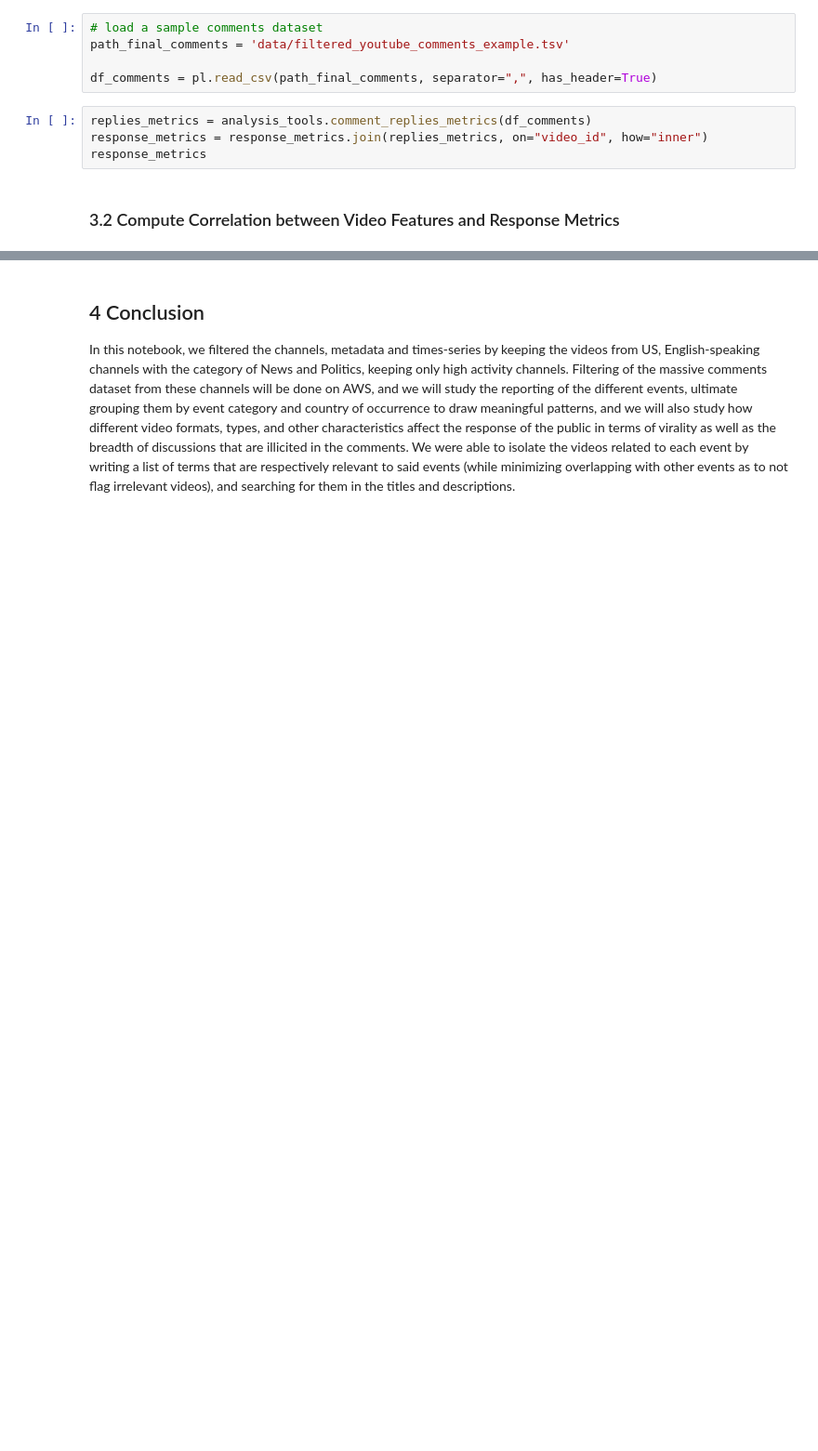
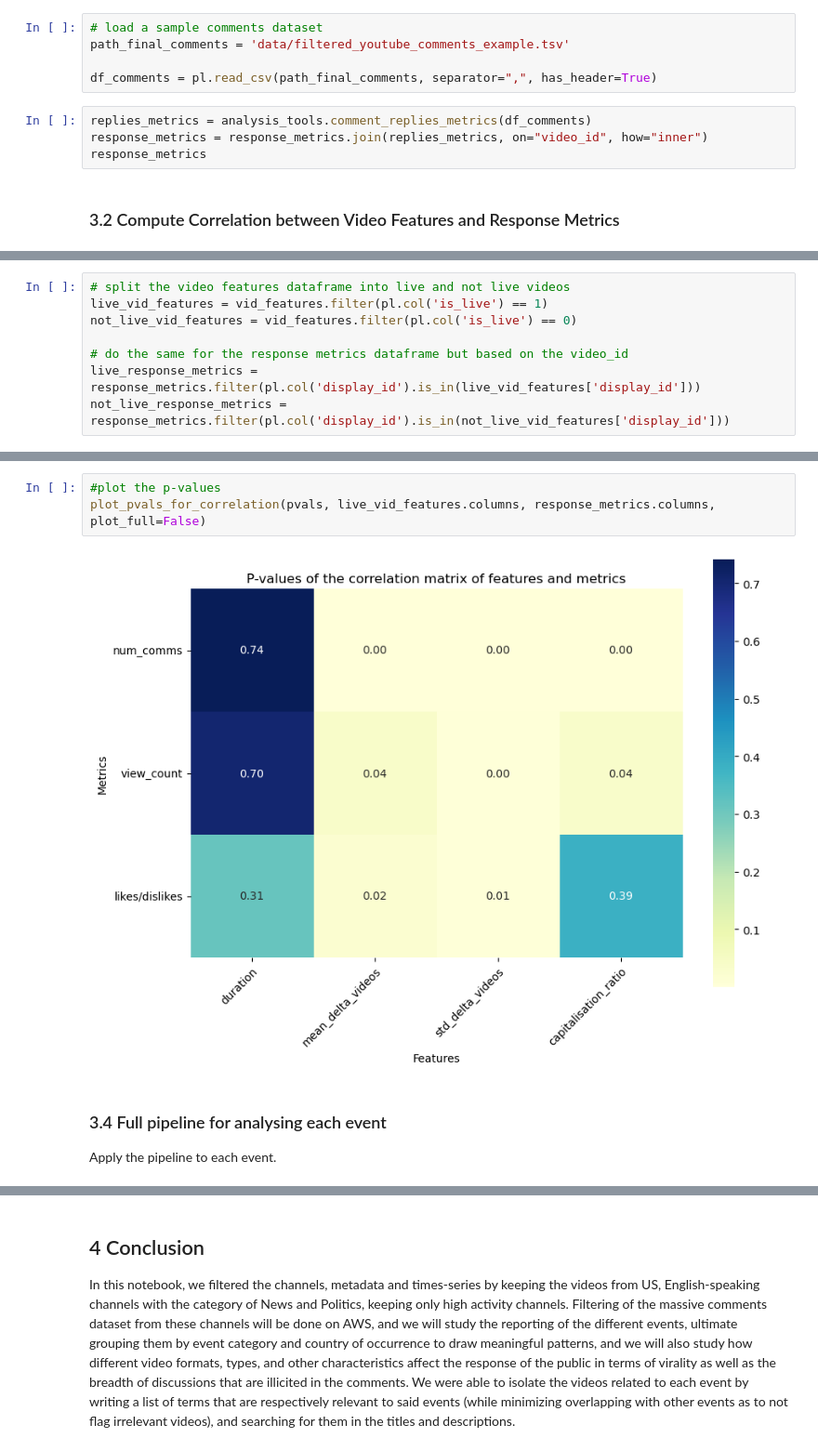
Before and after one commit to epfl-ada/ada-2024-project-lil0mohammadali, a Jupyter notebook: results.ipynb, the cells around one changed output, grey strips where cells are left out. Shown at 93% size. Saved outputs shown, nothing was run; the diff lists cells and outputs as text; blank space fills up the shorter version.

```diff
--- a/results.ipynb
+++ b/results.ipynb
@@ -559,0 +540,8 @@ We will implement those in order to determine which video features should be opt
+# %%
+# split the video features dataframe into live and not live videos
+live_vid_features = vid_features.filter(pl.col('is_live') == 1)
+not_live_vid_features = vid_features.filter(pl.col('is_live') == 0)
+
+# do the same for the response metrics dataframe but based on the video_id
+live_response_metrics = response_metrics.filter(pl.col('display_id').is_in(live_vid_features['display_id']))
+not_live_response_metrics = response_metrics.filter(pl.col('display_id').is_in(not_live_vid_features['display_id']))
@@ -559,0 +560,9 @@ We will implement those in order to determine which video features should be opt
+# %%
+#plot the p-values
+plot_pvals_for_correlation(pvals, live_vid_features.columns, response_metrics.columns, plot_full=False)
+# %% [output]
+[figure, added]
+# %% [markdown]
+### 3.4 Full pipeline for analysing each event <a class="anchor" id="public_response-ttest"></a>
+
+Apply the pipeline to each event.
```
Also changed, not shown: parts of 29 cells of this notebook, 2 other files.
